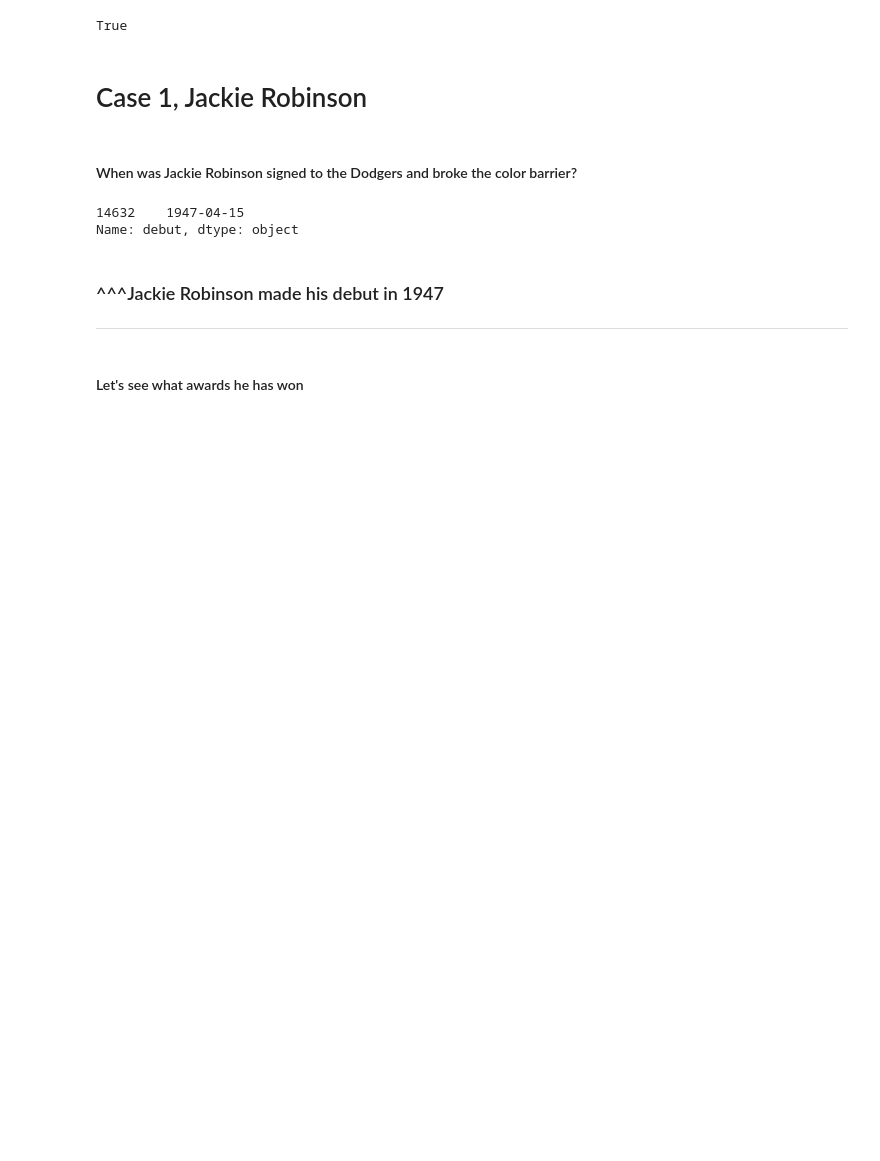
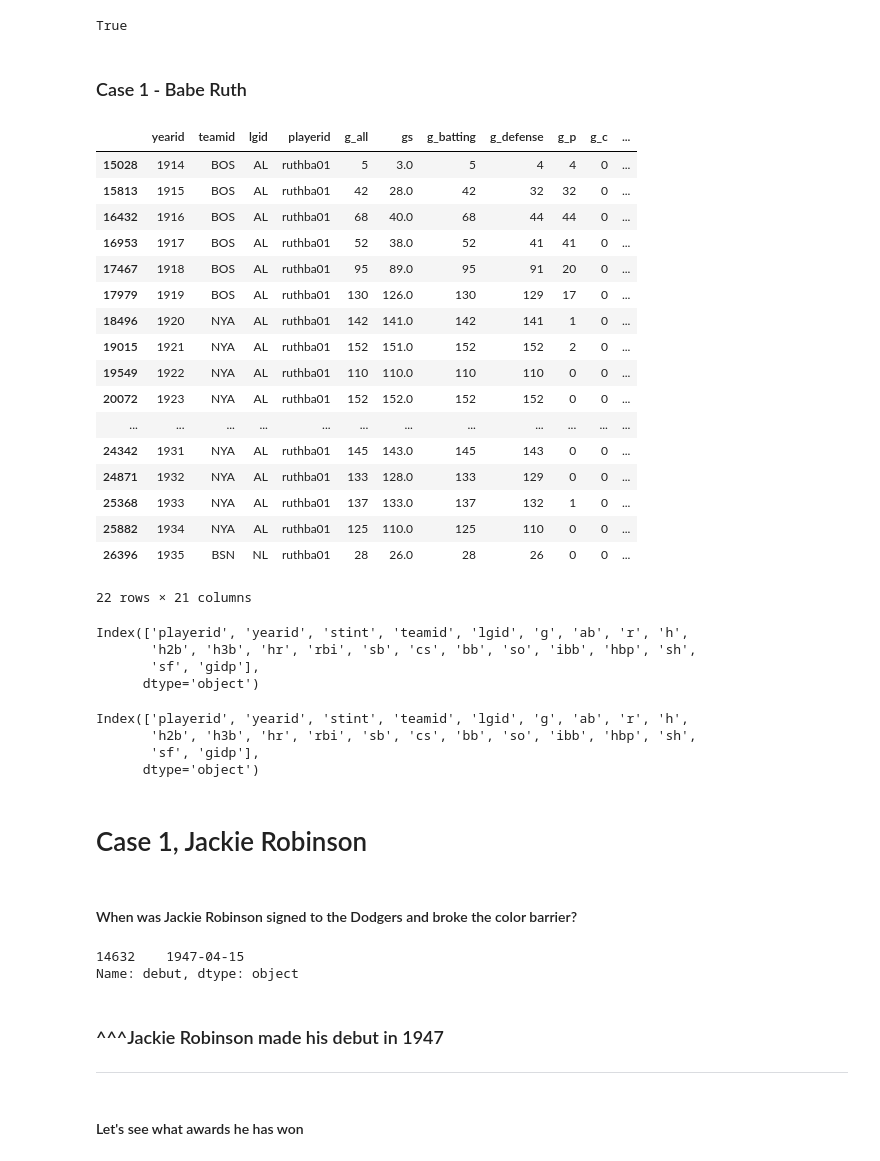
Before and after one commit to mwbarnesy/capstone, a Jupyter notebook: notebooks/lahman-mwb.ipynb, the cells around one changed output. Drawn from its saved outputs; the diff is of its cells as text; code cells hidden in the pictures; blank space fills up the shorter version.

```diff
--- a/notebooks/lahman-mwb.ipynb
+++ b/notebooks/lahman-mwb.ipynb
@@ -32,6 +32,7 @@ batting_sql = "SELECT * FROM batting;"
 fielding_sql = "SELECT * FROM fielding;"
 pitching_sql = "SELECT * FROM pitching;"
 awards_sql = "SELECT * FROM awardsplayers;"
+appearances_sql = "SELECT * FROM appearances;"
 # %%
 people_df = pd.read_sql(people_sql, con=engine)
 salaries_df = pd.read_sql(salaries_sql, con=engine)
@@ -42,3 +43,6 @@ batting_df = pd.read_sql(batting_sql, con=engine)
 fielding_df = pd.read_sql(fielding_sql, con=engine)
 pitching_df = pd.read_sql(pitching_sql, con=engine)
 awardsplayers_df = pd.read_sql(awards_sql, con=engine)
+appearances_df = pd.read_sql(appearances_sql, con=engine)
+# %% [markdown]
+### Case 1 - Babe Ruth
@@ -44,0 +51,21 @@ awardsplayers_df = pd.read_sql(awards_sql, con=engine)
+# %%
+appearances_df.query('playerid in @babe_ruth')
+# %% [output]
+|  | yearid | teamid | lgid | playerid | g_all | gs | g_batting | g_defense | g_p | g_c | ... |
+| 15028 | 1914 | BOS | AL | ruthba01 | 5 | 3.0 | 5 | 4 | 4 | 0 | ... |
+| 15813 | 1915 | BOS | AL | ruthba01 | 42 | 28.0 | 42 | 32 | 32 | 0 | ... |
+| 16432 | 1916 | BOS | AL | ruthba01 | 68 | 40.0 | 68 | 44 | 44 | 0 | ... |
+| 16953 | 1917 | BOS | AL | ruthba01 | 52 | 38.0 | 52 | 41 | 41 | 0 | ... |
+| 17467 | 1918 | BOS | AL | ruthba01 | 95 | 89.0 | 95 | 91 | 20 | 0 | ... |
+| 17979 | 1919 | BOS | AL | ruthba01 | 130 | 126.0 | 130 | 129 | 17 | 0 | ... |
+| 18496 | 1920 | NYA | AL | ruthba01 | 142 | 141.0 | 142 | 141 | 1 | 0 | ... |
+| 19015 | 1921 | NYA | AL | ruthba01 | 152 | 151.0 | 152 | 152 | 2 | 0 | ... |
+| 19549 | 1922 | NYA | AL | ruthba01 | 110 | 110.0 | 110 | 110 | 0 | 0 | ... |
+| 20072 | 1923 | NYA | AL | ruthba01 | 152 | 152.0 | 152 | 152 | 0 | 0 | ... |
+| ... | ... | ... | ... | ... | ... | ... | ... | ... | ... | ... | ... |
+| 24342 | 1931 | NYA | AL | ruthba01 | 145 | 143.0 | 145 | 143 | 0 | 0 | ... |
+| 24871 | 1932 | NYA | AL | ruthba01 | 133 | 128.0 | 133 | 129 | 0 | 0 | ... |
+| 25368 | 1933 | NYA | AL | ruthba01 | 137 | 133.0 | 137 | 132 | 1 | 0 | ... |
+| 25882 | 1934 | NYA | AL | ruthba01 | 125 | 110.0 | 125 | 110 | 0 | 0 | ... |
+| 26396 | 1935 | BSN | NL | ruthba01 | 28 | 26.0 | 28 | 26 | 0 | 0 | ... |
+22 rows × 21 columns
@@ -44,0 +74,7 @@ awardsplayers_df = pd.read_sql(awards_sql, con=engine)
+# %%
+batting_df.columns
+# %% [output]
+Index(['playerid', 'yearid', 'stint', 'teamid', 'lgid', 'g', 'ab', 'r', 'h',
+       'h2b', 'h3b', 'hr', 'rbi', 'sb', 'cs', 'bb', 'so', 'ibb', 'hbp', 'sh',
+       'sf', 'gidp'],
+      dtype='object')
@@ -44,0 +83,7 @@ awardsplayers_df = pd.read_sql(awards_sql, con=engine)
+# %%
+home_run_leaders.columns
+# %% [output]
+Index(['playerid', 'yearid', 'stint', 'teamid', 'lgid', 'g', 'ab', 'r', 'h',
+       'h2b', 'h3b', 'hr', 'rbi', 'sb', 'cs', 'bb', 'so', 'ibb', 'hbp', 'sh',
+       'sf', 'gidp'],
+      dtype='object')
```
Also changed, not shown: parts of 13 cells of this notebook.
